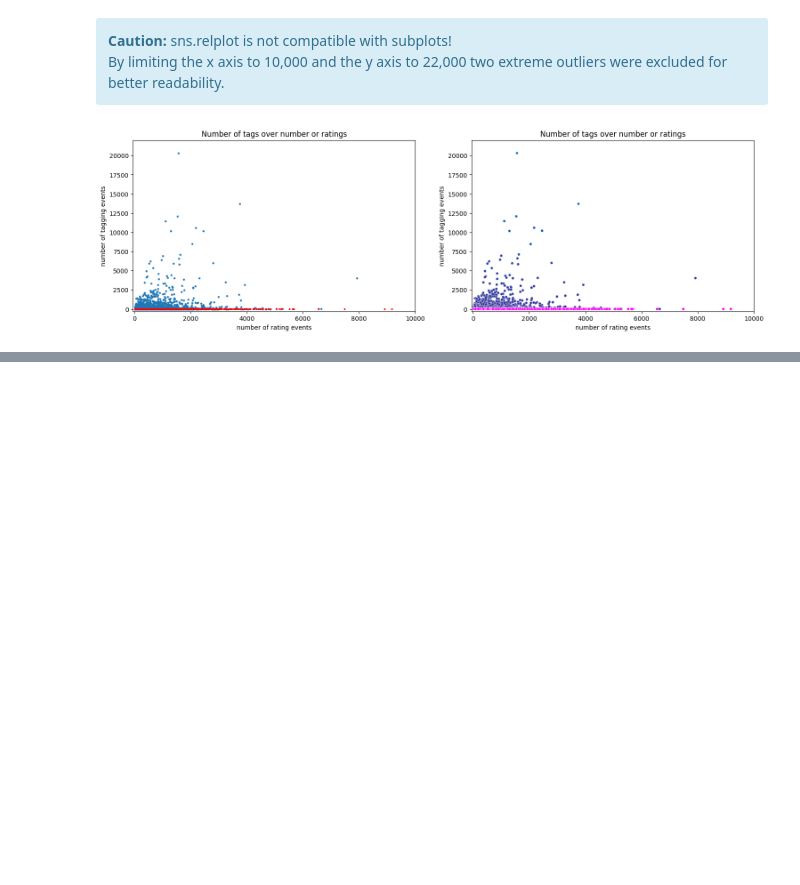
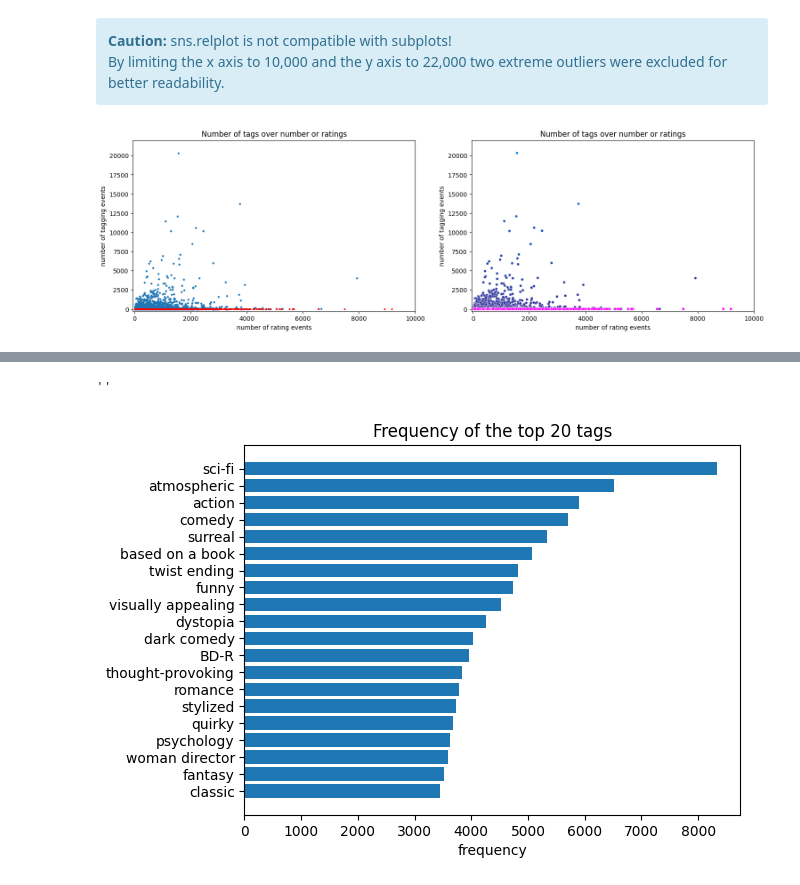
Before and after one commit to lebenaba/movie_recommendation, a Jupyter notebook: notebooks/plots_users_tags.ipynb, the cells around one changed output, grey strips where cells are left out. Drawn from its saved outputs; the diff is of its cells as text; code cells hidden in the pictures; blank space fills up the shorter version.

```diff
--- a/notebooks/plots_users_tags.ipynb
+++ b/notebooks/plots_users_tags.ipynb
@@ -418,0 +478,12 @@ plt.ylabel('number of tagging events');
+# %%
+bar = plt.barh(tag_frequency.iloc[:20,:].index, tag_frequency.iloc[:20,:].frequency)
+plt.gca().invert_yaxis()
+plt.title('Frequency of the top 20 tags')
+plt.xlabel('frequency')
+
+# for bar, i in zip(bars, tag_frequency.iloc[:20,:].index):
+#     plt.text(x=100, y=bar.get_y() + bar.get_height() / 2, s=i, color='white', fontsize=9, ha='left', va='center');
+;
+# %% [output]
+''
+[figure, added]
```
Also changed, not shown: parts of 9 cells of this notebook, 2 other files.
